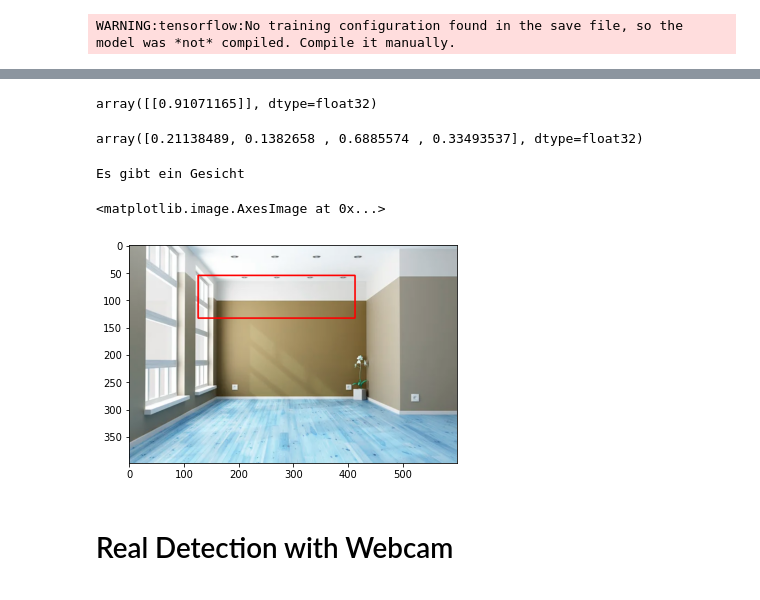
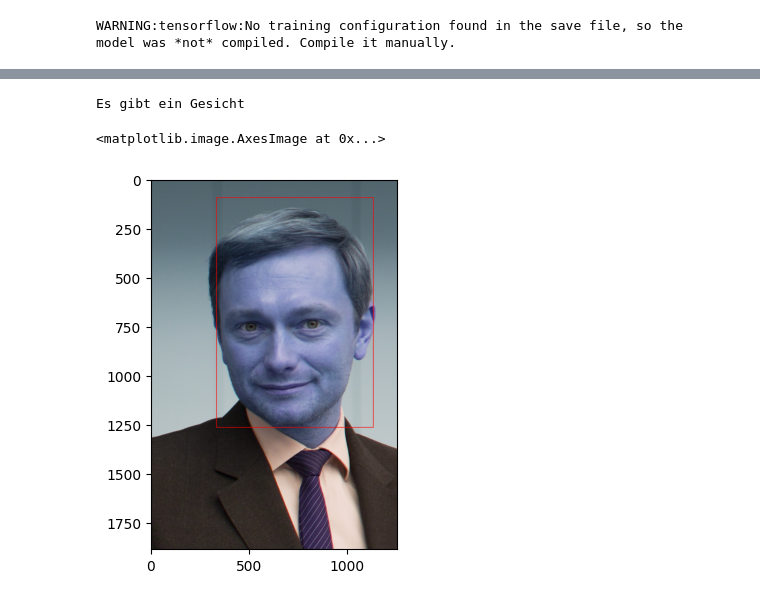
Before and after one commit to GTS-Team-13/BilderkennungAI, a Jupyter notebook: MainProject.ipynb, the cells around one changed output, grey strips where cells are left out. Cells and saved outputs as stored; diff of their text form; code cells hidden in the pictures.

```diff
--- a/MainProject.ipynb
+++ b/MainProject.ipynb
@@ -773,5 +803,5 @@ WARNING:tensorflow:No training configuration found in the save file, so the mode
 # %%
-rtp_test = cv2.imread(os.path.join("producttest/room.jpg"))
+rtp_test = cv2.imread(os.path.join("producttest/Christian_Lindner.jpg"))
 # %%
 resized = tf.image.resize(rtp_test, (120,120))
 size = rtp_test.shape
@@ -783,25 +813,14 @@ sample_coords = yhat[1][0]
-# %%
-status
-# %% [output]
-array([[0.91071165]], dtype=float32)
-# %%
-sample_coords
-# %% [output]
-array([0.21138489, 0.1382658 , 0.6885574 , 0.33493537], dtype=float32)
 # %%
-if (status[0] > 0.5):
-  print("Es gibt ein Gesicht")
-  cv2.rectangle(rtp_test,
+if (status > 0.5):
+    print("Es gibt ein Gesicht")
+    cv2.rectangle(rtp_test,
               tuple(np.multiply(sample_coords[:2], [size[1],size[0]]).astype(int)),
               tuple(np.multiply(sample_coords[2:], [size[1],size[0]]).astype(int)),
               (255,0,0),2)
 else:
-  print("Es gibt kein Gesicht")
-
+    print("Es gibt kein Gesicht")
 plt.imshow(rtp_test)
 # %% [output]
 Es gibt ein Gesicht
 <matplotlib.image.AxesImage at 0x...>
-[figure, old version]
+[figure, new version]
-# %% [markdown]
-# Real Detection with Webcam
```
Also changed, not shown: parts of 44 cells of this notebook, 3 other files.
